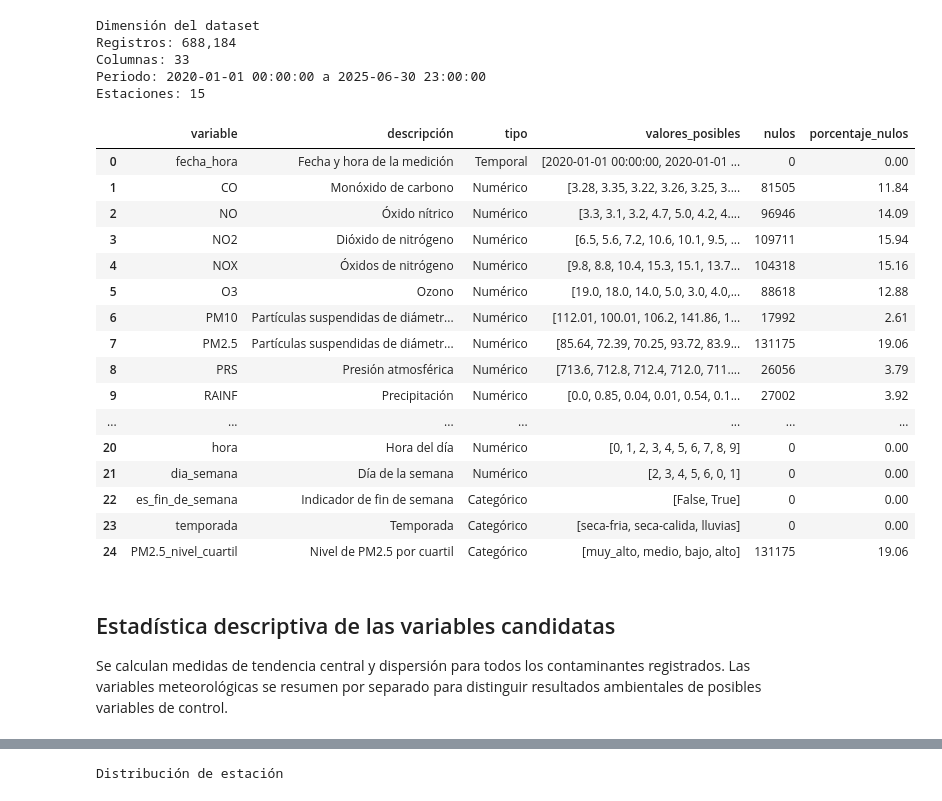
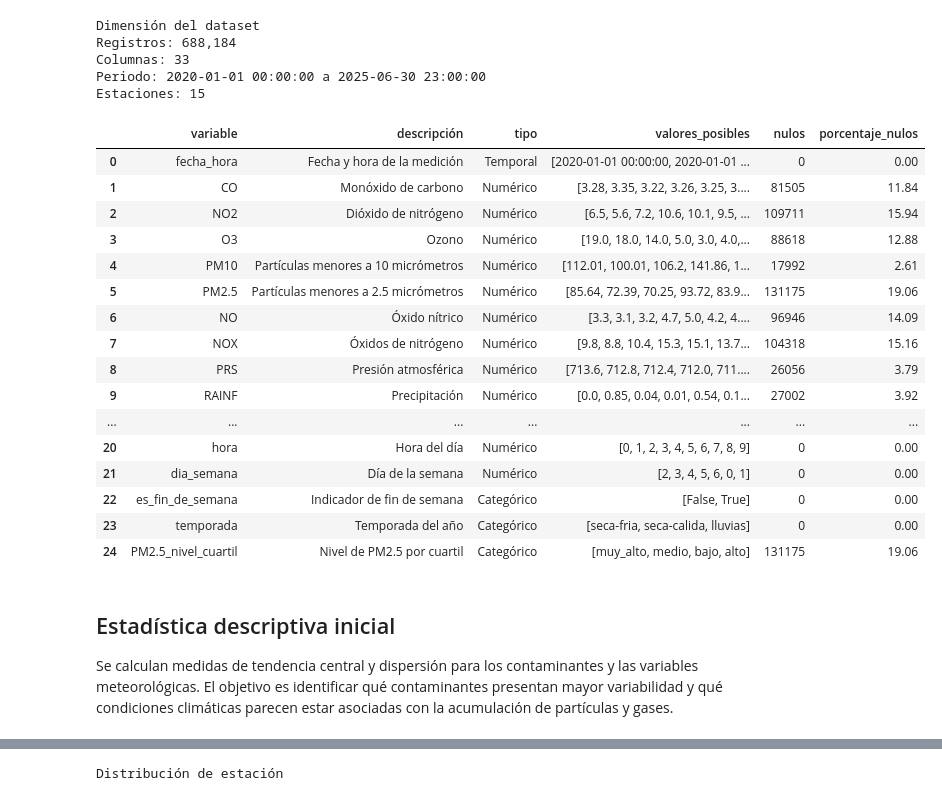
Before and after one commit to andreacldp/Multivariados_SIMA, a Jupyter notebook: etapa2.ipynb, the cells around one changed output, grey strips where cells are left out. Cells and saved outputs as stored; diff of their text form; code cells hidden in the pictures.

```diff
--- a/etapa2.ipynb
+++ b/etapa2.ipynb
@@ -52,64 +69,66 @@ print(f"Columnas: {df.shape[1]}")
 print(f"Periodo: {df['fecha_hora'].min()} a {df['fecha_hora'].max()}")
 print(f"Estaciones: {df['estación'].nunique()}")
 
 descripcion_variables = pd.DataFrame(
     {
         "variable": [
-            "fecha_hora", "CO", "NO", "NO2", "NOX", "O3", "PM10", "PM2.5",
+            "fecha_hora", "CO", "NO2", "O3", "PM10", "PM2.5", "NO", "NOX",
             "PRS", "RAINF", "RH", "SO2", "SR", "TOUT", "WSR", "WDR",
             "estación", "año_archivo", "año", "mes", "hora", "dia_semana",
-            "es_fin_de_semana", "temporada", "PM2.5_nivel_cuartil",
+            "es_fin_de_semana", "temporada", "PM2.5_nivel_cuartil"
         ],
         "descripción": [
-            "Fecha y hora de la medición", "Monóxido de carbono", "Óxido nítrico",
-            "Dióxido de nitrógeno", "Óxidos de nitrógeno", "Ozono",
-            "Partículas suspendidas de diámetro menor o igual a 10 micrómetros",
-            "Partículas suspendidas de diámetro menor o igual a 2.5 micrómetros",
-            "Presión atmosférica", "Precipitación", "Humedad relativa", "Dióxido de azufre",
-            "Radiación solar", "Temperatura exterior", "Velocidad del viento", "Dirección del viento",
-            "Estación de monitoreo", "Año del archivo fuente", "Año de la fecha", "Mes",
-            "Hora del día", "Día de la semana", "Indicador de fin de semana", "Temporada", "Nivel de PM2.5 por cuartil",
+            "Fecha y hora de la medición", "Monóxido de carbono", "Dióxido de nitrógeno",
+            "Ozono", "Partículas menores a 10 micrómetros", "Partículas menores a 2.5 micrómetros",
+            "Óxido nítrico", "Óxidos de nitrógeno", "Presión atmosférica", "Precipitación",
+            "Humedad relativa", "Dióxido de azufre", "Radiación solar", "Temperatura exterior",
+            "Velocidad del viento", "Dirección del viento", "Estación de monitoreo",
+            "Año del archivo fuente", "Año de la fecha", "Mes", "Hora del día",
+            "Día de la semana", "Indicador de fin de semana", "Temporada del año",
+            "Nivel de PM2.5 por cuartil"
         ],
         "tipo": [
-            "Temporal", "Numérico", "Numérico", "Numérico", "Numérico", "Numérico", "Numérico", "Numérico",
-            "Numérico", "Numérico", "Numérico", "Numérico", "Numérico", "Numérico", "Numérico", "Numérico",
-            "Categórico", "Numérico", "Numérico", "Numérico", "Numérico", "Numérico", "Categórico", "Categórico", "Categórico",
+            "Temporal", "Numérico", "Numérico", "Numérico", "Numérico", "Numérico",
+            "Numérico", "Numérico", "Numérico", "Numérico", "Numérico", "Numérico",
+            "Numérico", "Numérico", "Numérico", "Numérico", "Categórico", "Numérico",
+            "Numérico", "Numérico", "Numérico", "Numérico", "Categórico", "Categórico",
+            "Categórico"
         ],
     }
 )
 descripcion_variables["valores_posibles"] = [
     df[col].dropna().unique()[:10].tolist() for col in descripcion_variables["variable"]
 ]
 descripcion_variables["nulos"] = [df[col].isna().sum() for col in descripcion_variables["variable"]]
 descripcion_variables["porcentaje_nulos"] = [df[col].isna().mean() * 100 for col in descripcion_variables["variable"]]
 display(descripcion_variables)
 # %% [output]
 Dimensión del dataset
 Registros: 688,184
 Columnas: 33
 Periodo: 2020-01-01 00:00:00 a 2025-06-30 23:00:00
 Estaciones: 15
 |  | variable | descripción | tipo | valores_posibles | nulos | porcentaje_nulos |
 | 0 | fecha_hora | Fecha y hora de la medición | Temporal | [2020-01-01 00:00:00, 2020-01-01 ... | 0 | 0.00 |
 | 1 | CO | Monóxido de carbono | Numérico | [3.28, 3.35, 3.22, 3.26, 3.25, 3.... | 81505 | 11.84 |
-| 2 | NO | Óxido nítrico | Numérico | [3.3, 3.1, 3.2, 4.7, 5.0, 4.2, 4.... | 96946 | 14.09 |
-| 3 | NO2 | Dióxido de nitrógeno | Numérico | [6.5, 5.6, 7.2, 10.6, 10.1, 9.5, ... | 109711 | 15.94 |
-| 4 | NOX | Óxidos de nitrógeno | Numérico | [9.8, 8.8, 10.4, 15.3, 15.1, 13.7... | 104318 | 15.16 |
-| 5 | O3 | Ozono | Numérico | [19.0, 18.0, 14.0, 5.0, 3.0, 4.0,... | 88618 | 12.88 |
-| 6 | PM10 | Partículas suspendidas de diámetr... | Numérico | [112.01, 100.01, 106.2, 141.86, 1... | 17992 | 2.61 |
-| 7 | PM2.5 | Partículas suspendidas de diámetr... | Numérico | [85.64, 72.39, 70.25, 93.72, 83.9... | 131175 | 19.06 |
+| 2 | NO2 | Dióxido de nitrógeno | Numérico | [6.5, 5.6, 7.2, 10.6, 10.1, 9.5, ... | 109711 | 15.94 |
+| 3 | O3 | Ozono | Numérico | [19.0, 18.0, 14.0, 5.0, 3.0, 4.0,... | 88618 | 12.88 |
+| 4 | PM10 | Partículas menores a 10 micrómetros | Numérico | [112.01, 100.01, 106.2, 141.86, 1... | 17992 | 2.61 |
+| 5 | PM2.5 | Partículas menores a 2.5 micrómetros | Numérico | [85.64, 72.39, 70.25, 93.72, 83.9... | 131175 | 19.06 |
+| 6 | NO | Óxido nítrico | Numérico | [3.3, 3.1, 3.2, 4.7, 5.0, 4.2, 4.... | 96946 | 14.09 |
+| 7 | NOX | Óxidos de nitrógeno | Numérico | [9.8, 8.8, 10.4, 15.3, 15.1, 13.7... | 104318 | 15.16 |
 | 8 | PRS | Presión atmosférica | Numérico | [713.6, 712.8, 712.4, 712.0, 711.... | 26056 | 3.79 |
 | 9 | RAINF | Precipitación | Numérico | [0.0, 0.85, 0.04, 0.01, 0.54, 0.1... | 27002 | 3.92 |
 | ... | ... | ... | ... | ... | ... | ... |
 | 20 | hora | Hora del día | Numérico | [0, 1, 2, 3, 4, 5, 6, 7, 8, 9] | 0 | 0.00 |
 | 21 | dia_semana | Día de la semana | Numérico | [2, 3, 4, 5, 6, 0, 1] | 0 | 0.00 |
 | 22 | es_fin_de_semana | Indicador de fin de semana | Categórico | [False, True] | 0 | 0.00 |
-| 23 | temporada | Temporada | Categórico | [seca-fria, seca-calida, lluvias] | 0 | 0.00 |
+| 23 | temporada | Temporada del año | Categórico | [seca-fria, seca-calida, lluvias] | 0 | 0.00 |
 | 24 | PM2.5_nivel_cuartil | Nivel de PM2.5 por cuartil | Categórico | [muy_alto, medio, bajo, alto] | 131175 | 19.06 |
 # %% [markdown]
-## Estadística descriptiva de las variables candidatas
+## Estadística descriptiva inicial
 
-Se calculan medidas de tendencia central y dispersión para todos los contaminantes registrados. Las variables meteorológicas se resumen por separado para distinguir resultados ambientales de posibles variables de control.
+Se calculan medidas de tendencia central y dispersión para los contaminantes y las variables meteorológicas. El objetivo es identificar qué contaminantes presentan mayor variabilidad y qué condiciones climáticas parecen estar asociadas con la acumulación de partículas y gases.
 # %%
 def resumen_numerico(columnas):
     estadistica = []
```
Also changed, not shown: parts of 10 cells of this notebook, 14 other files.
